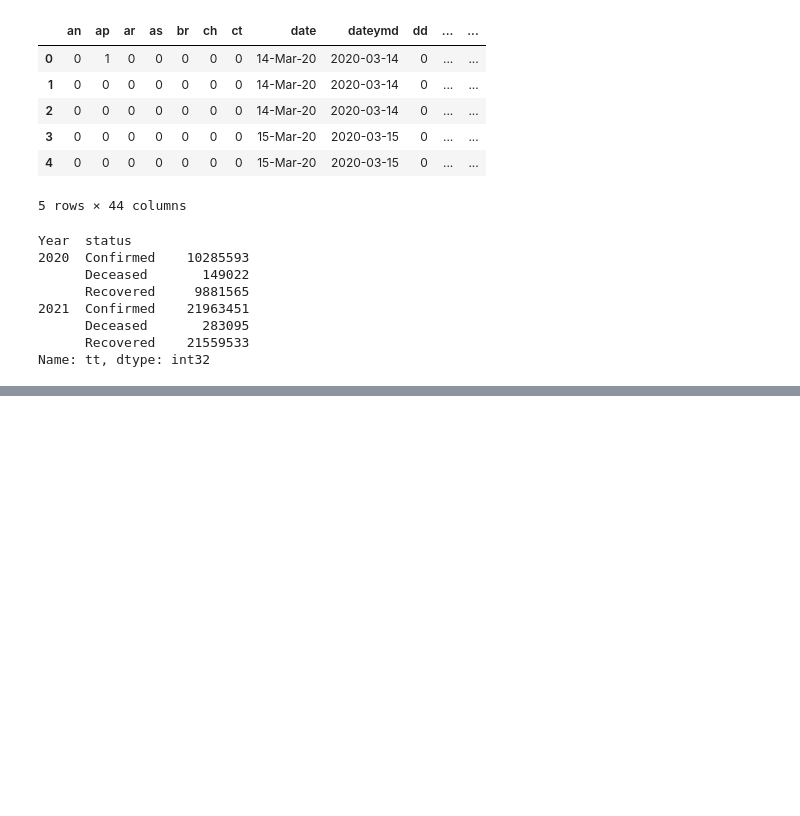
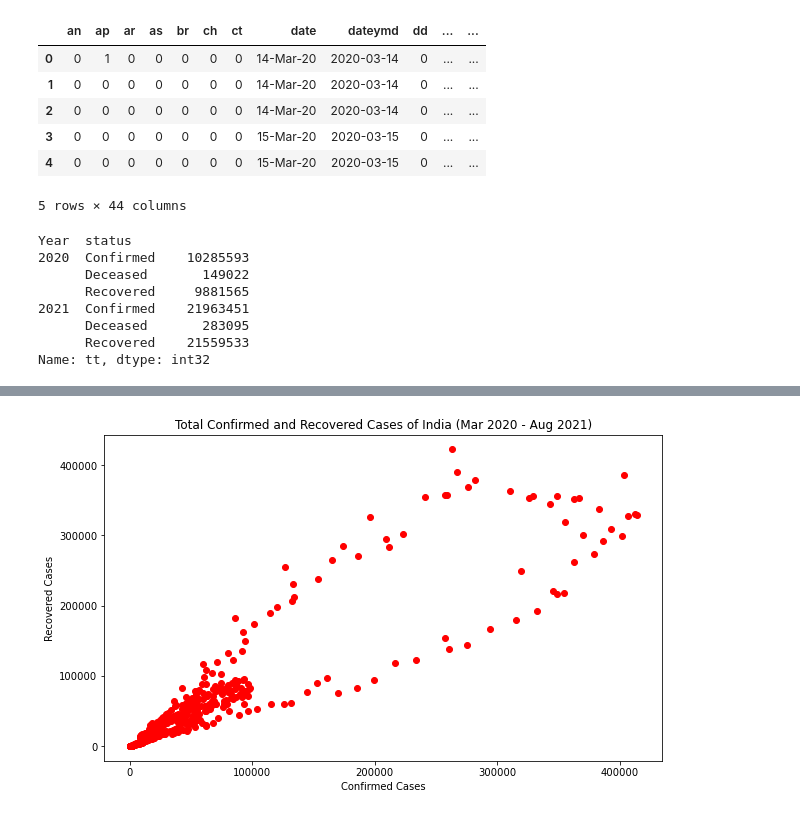
Before and after one commit to brainmentorspvtltd/DU_Maitry_2022, a Jupyter notebook: DataScienceCodes/CovidDataAnalysis.ipynb, the cells around one changed output, grey strips where cells are left out. Cells and saved outputs as stored; diff of their text form; code cells hidden in the pictures; blank space fills up the shorter version.

```diff
--- a/DataScienceCodes/CovidDataAnalysis.ipynb
+++ b/DataScienceCodes/CovidDataAnalysis.ipynb
@@ -107,0 +152,9 @@ Name: tt, dtype: int32
+# %%
+plt.figure(figsize=(10,6))
+plt.scatter(confirmed_df['tt'], recovered_df['tt'], color='red')
+plt.title("Total Confirmed and Recovered Cases of India (Mar 2020 - Aug 2021)")
+plt.xlabel("Confirmed Cases")
+plt.ylabel("Recovered Cases")
+plt.show()
+# %% [output]
+[figure, added]
```
Also changed, not shown: parts of 7 cells of this notebook, 1 other file.
